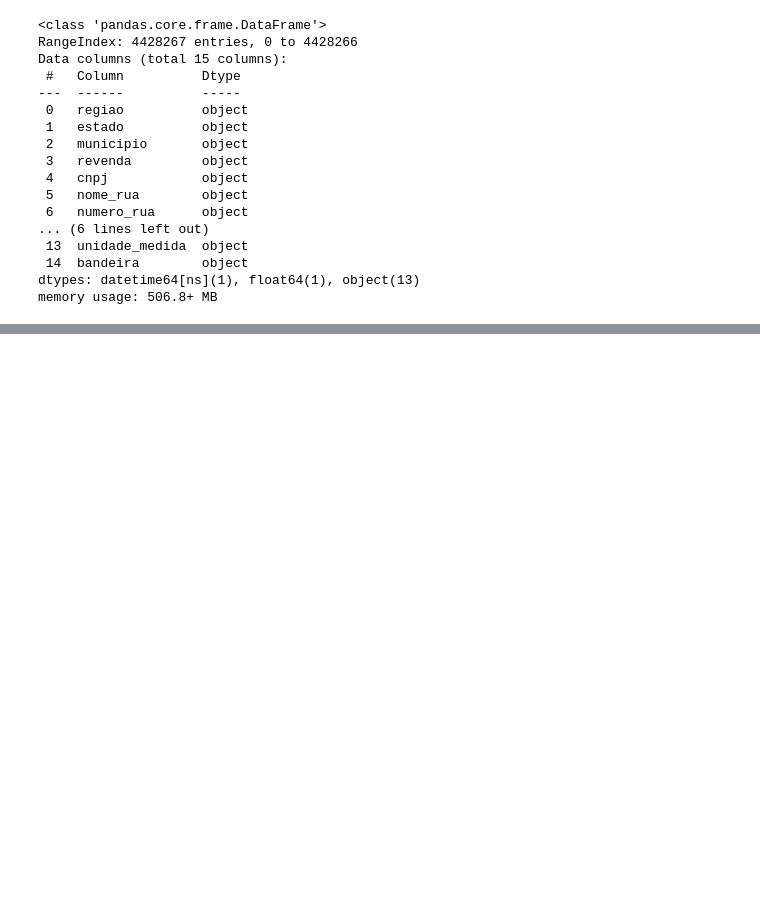
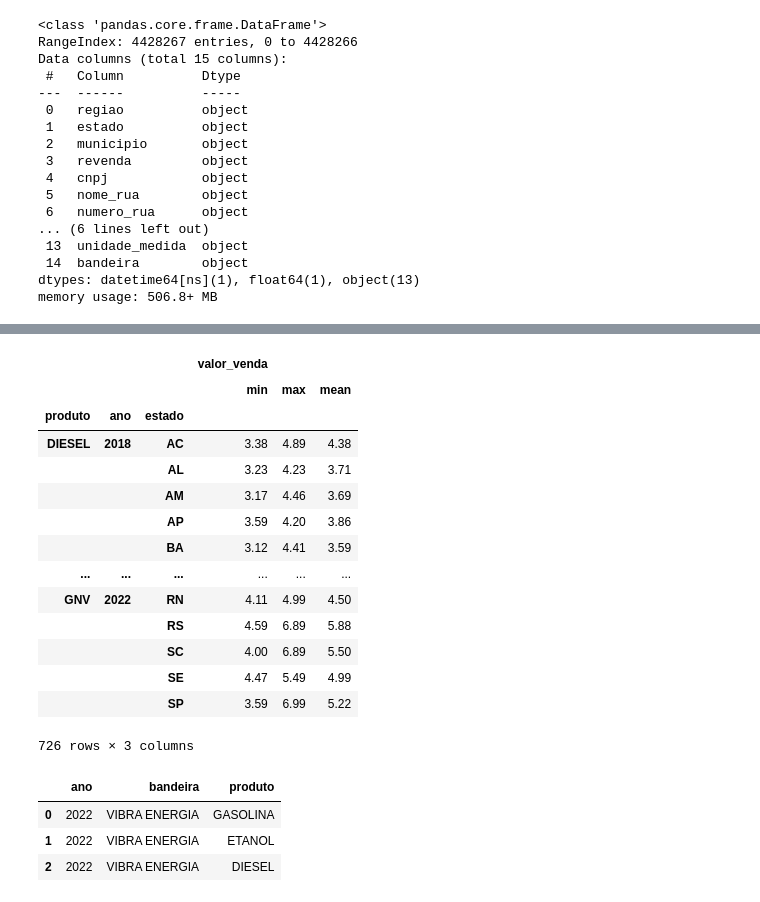
Before and after one commit to giulianafernandes/credit_card_approval_prediction, a Jupyter notebook: processamento_de_dados-ANP.ipynb, the cells around one changed output, grey strips where cells are left out. Drawn from its saved outputs; the diff is of its cells as text; code cells hidden in the pictures; blank space fills up the shorter version.

```diff
--- a/processamento_de_dados-ANP.ipynb
+++ b/processamento_de_dados-ANP.ipynb
@@ -91,0 +191,2 @@ memory usage: 506.8+ MB
+# %%
+df_anp_valor_estado = df_anp[['ano', 'produto', 'estado', 'valor_venda']]
@@ -91,0 +200,26 @@ memory usage: 506.8+ MB
+# %%
+df_anp_valor_estado.groupby(['produto', 'ano', 'estado']).agg(['min', 'max', 'mean']).round(2)
+# %% [output]
+|  |  |  | valor_venda |  |  |
+|  |  |  | min | max | mean |
+| produto | ano | estado |  |  |  |
+| DIESEL | 2018 | AC | 3.38 | 4.89 | 4.38 |
+|  |  | AL | 3.23 | 4.23 | 3.71 |
+|  |  | AM | 3.17 | 4.46 | 3.69 |
+|  |  | AP | 3.59 | 4.20 | 3.86 |
+|  |  | BA | 3.12 | 4.41 | 3.59 |
+| ... | ... | ... | ... | ... | ... |
+| GNV | 2022 | RN | 4.11 | 4.99 | 4.50 |
+|  |  | RS | 4.59 | 6.89 | 5.88 |
+|  |  | SC | 4.00 | 6.89 | 5.50 |
+|  |  | SE | 4.47 | 5.49 | 4.99 |
+|  |  | SP | 3.59 | 6.99 | 5.22 |
+726 rows × 3 columns
+# %%
+df_anp_bandeira = df_anp[['ano', 'bandeira', 'produto']]
+df_anp_bandeira.head(3)
+# %% [output]
+|  | ano | bandeira | produto |
+| 0 | 2022 | VIBRA ENERGIA | GASOLINA |
+| 1 | 2022 | VIBRA ENERGIA | ETANOL |
+| 2 | 2022 | VIBRA ENERGIA | DIESEL |
```
Also changed, not shown: parts of 14 cells of this notebook.
